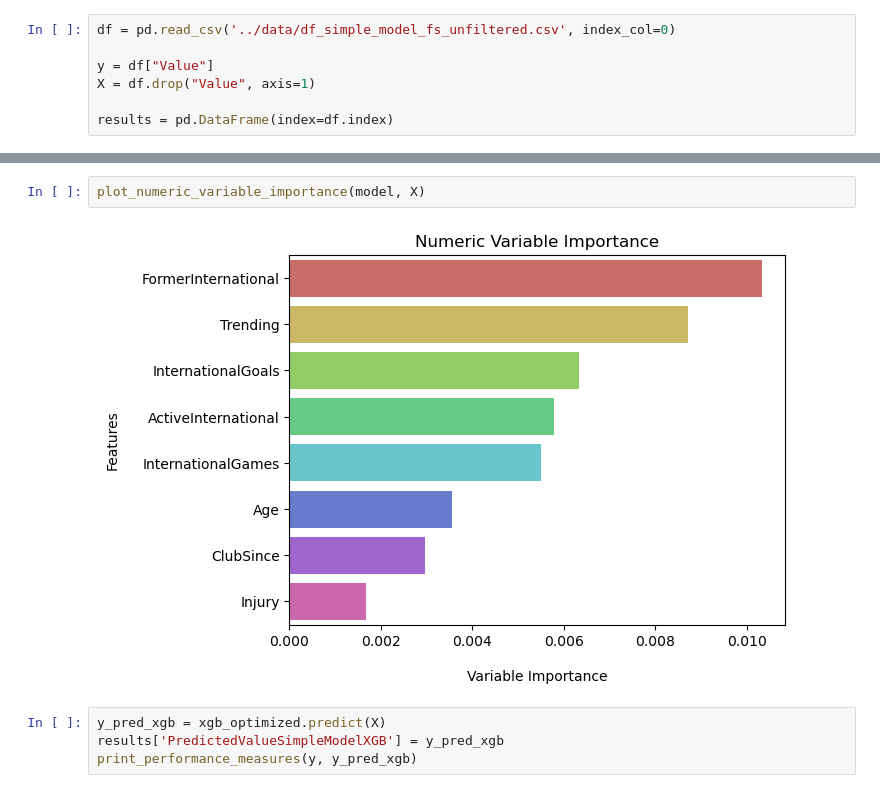
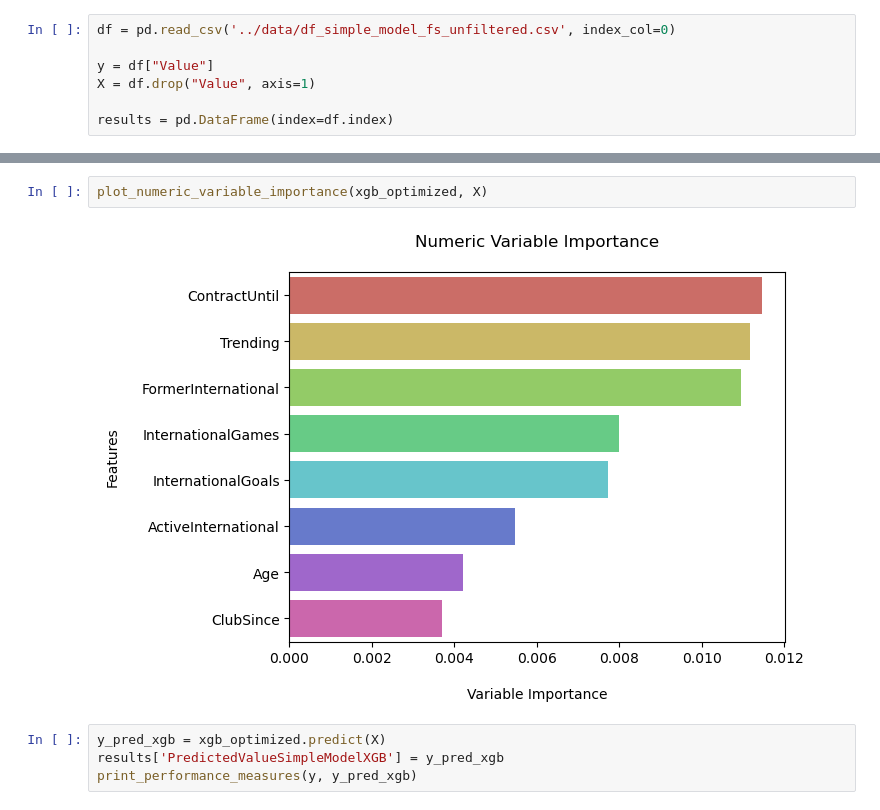
Before and after one commit to onzolof/FootballPredictions, a Jupyter notebook: analysis/simple_model_fs.ipynb, the cells around one changed output, grey strips where cells are left out. Saved outputs shown, nothing was run; the diff lists cells and outputs as text.

Commit message:
feature engineering simple model fs

```diff
--- a/analysis/simple_model_fs.ipynb
+++ b/analysis/simple_model_fs.ipynb
@@ -40,7 +40,7 @@ plot_variable_importance(xgb_optimized, X)
 # %%
-plot_numeric_variable_importance(model, X)
+plot_numeric_variable_importance(xgb_optimized, X)
 # %% [output]
-[figure, old version]
+[figure, new version]
 # %%
 y_pred_xgb = xgb_optimized.predict(X)
 results['PredictedValueSimpleModelXGB'] = y_pred_xgb
```
Also changed, not shown: parts of 2 cells of this notebook, 4 other files.
